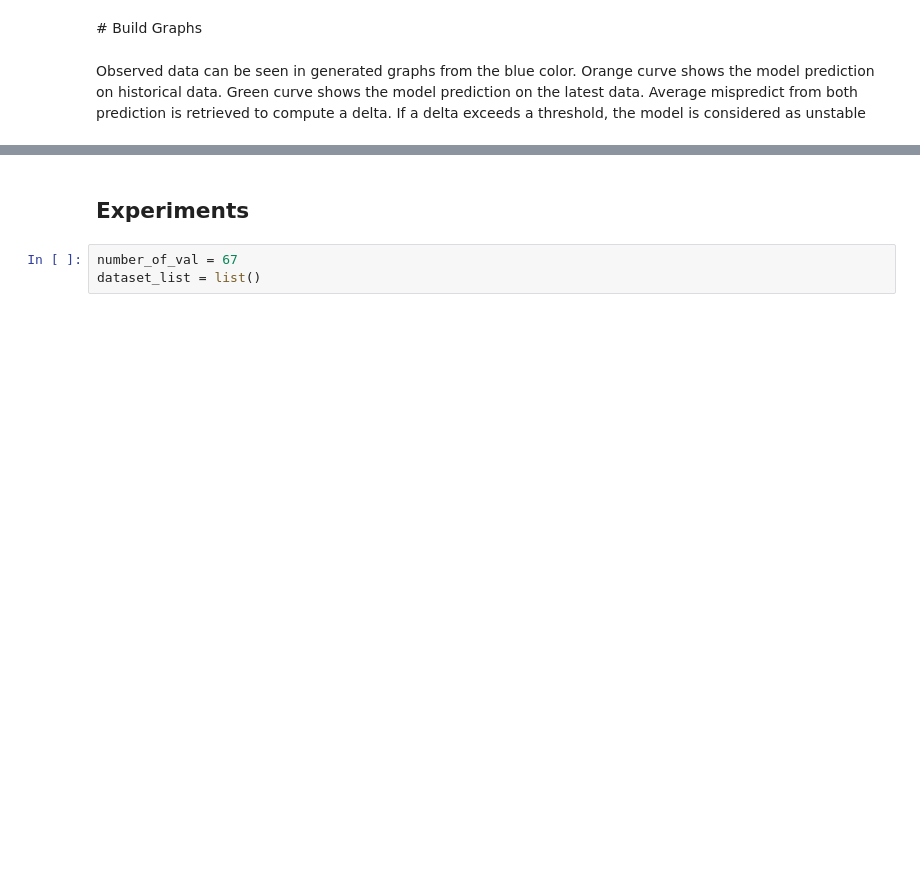
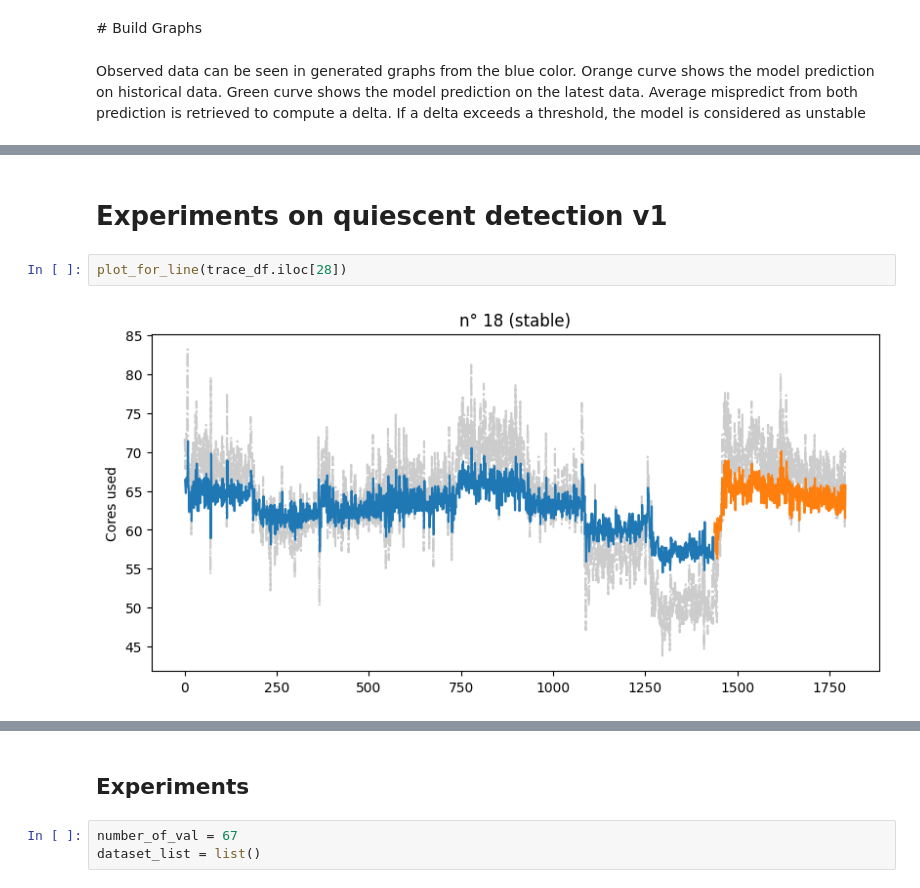
Before and after one commit to jacquetpi/scroogevm, a Jupyter notebook: scroogevm_lstm_analysis.ipynb, the cells around one changed output, grey strips where cells are left out. Drawn from its saved outputs; the diff is of its cells as text; blank space fills up the shorter version.

```diff
--- a/scroogevm_lstm_analysis.ipynb
+++ b/scroogevm_lstm_analysis.ipynb
@@ -104,0 +111,6 @@ CPU traces on multiple iterations displayed:
+# %% [markdown]
+# Experiments on quiescent detection v1
+# %%
+plot_for_line(trace_df.iloc[28])
+# %% [output]
+[figure, added]
```
Also changed, not shown: parts of 16 cells of this notebook, 7 other files.
